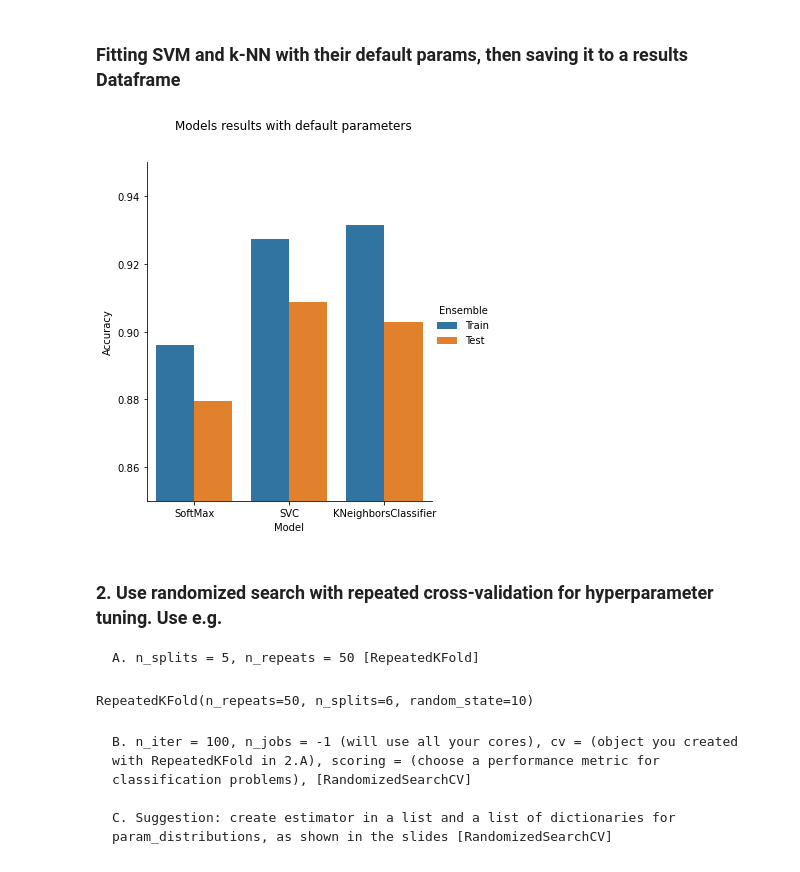
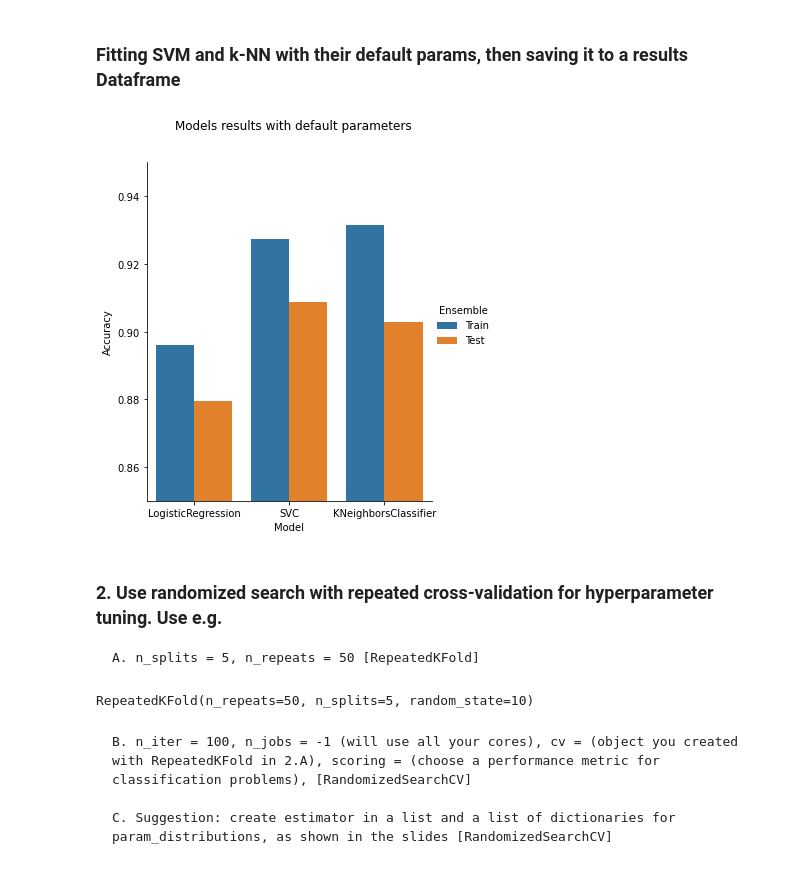
Before and after one commit to felipecostapereira/HIML, a Jupyter notebook: task_04_HyperParameterSearch.ipynb, the cells around one changed output. Saved outputs shown, nothing was run; the diff lists cells and outputs as text; code cells hidden in the pictures.

```diff
--- a/task_04_HyperParameterSearch.ipynb
+++ b/task_04_HyperParameterSearch.ipynb
@@ -166,48 +166,48 @@ ___
 # %%
 # Previous Model Softmax PCA
 dfResults = pd.DataFrame({
-        'Model': ['SoftMax'],
+        'Model': ['LogisticRegression'],
         'Hyperparam': ['Default'],
         'Train': accuracy_score(y_train, yPred2_train),
         'Test': accuracy_score(y_test, yPred2_test)
         })
 
 for i,model in enumerate([SVC(),KNeighborsClassifier()]):
     modelTrained = model.fit(X2_train, y_train)
 
     yPred_train = modelTrained.predict(X2_train)
     yPred_test = modelTrained.predict(X2_test)
 
     dfResults = dfResults.append(pd.DataFrame({
         'Model': [str(model).split('(')[0]],
         'Hyperparam': ['Default'],
         'Train': accuracy_score(y_train, yPred_train),
         'Test': accuracy_score(y_test, yPred_test)
         }))
 
 # unpivot dfResults in case of plotting graphs
 dfResultsPlot = dfResults.melt(id_vars=['Model', 'Hyperparam'], value_name='Accuracy', var_name='Ensemble')
 
 ax = sns.catplot(x='Model', y='Accuracy', hue='Ensemble', data=dfResultsPlot, kind="bar", height=6, aspect=0.8);
 ax.set(ylim=(0.85, .95));
 ax.fig.subplots_adjust(top=.88) # adjust the Figure in rpxax
 ax.fig.suptitle('Models results with default parameters');
 # plt.xticks(rotation=0)
 pass;
 # %% [output]
-[figure, old version]
+[figure, new version]
 # %% [markdown]
 ### 2. Use randomized search with repeated cross-validation for hyperparameter tuning. Use e.g.
 
     A. n_splits = 5, n_repeats = 50 [RepeatedKFold]
 # %%
-k_folds = 6
+k_folds = 5
 n_repeats = 50
 rkf = RepeatedKFold(n_splits=k_folds, n_repeats=n_repeats, random_state=10)
 
 rkf
 # %% [output]
-RepeatedKFold(n_repeats=50, n_splits=6, random_state=10)
+RepeatedKFold(n_repeats=50, n_splits=5, random_state=10)
 # %% [markdown]
 
     B. n_iter = 100, n_jobs = -1 (will use all your cores), cv = (object you created with RepeatedKFold in 2.A), scoring = (choose a performance metric for classification problems), [RandomizedSearchCV]
```
Also changed, not shown: parts of 17 cells of this notebook.
